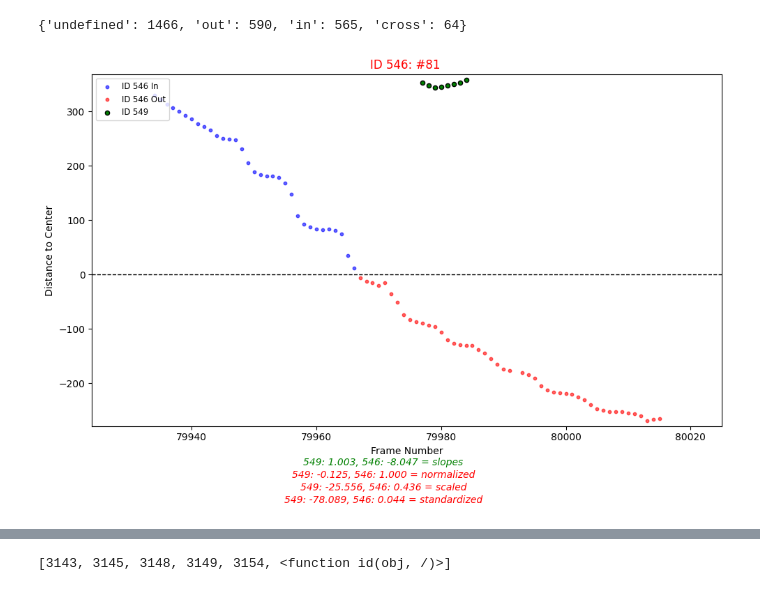
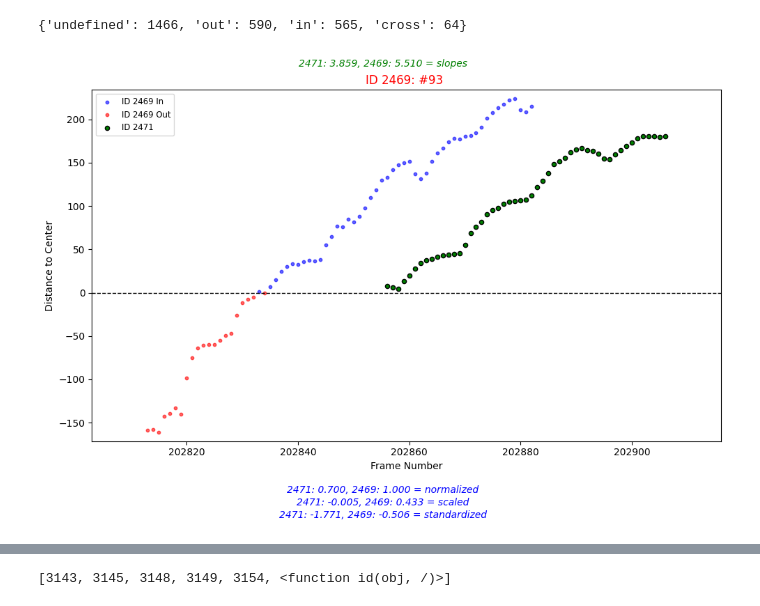
Before and after one commit to dunz21/yolov7-tracker, a Jupyter notebook: none_analysis.ipynb, the cells around one changed output, grey strips where cells are left out. Drawn from its saved outputs; the diff is of its cells as text; code cells hidden in the pictures.

```diff
--- a/none_analysis.ipynb
+++ b/none_analysis.ipynb
@@ -131,7 +131,7 @@ def create_plot(df, primary_id,unique_ids, intersecting_id_colors=['green', 'ora
     ax.set_ylabel('Distance to Center')
     ax.legend(loc='upper left', fontsize='small')
     slopes_text = ', '.join([f'{key}: {value:.3f}' for key, value in slopes.items()])
-    fig.text(0.5, 0.01, f"{slopes_text} = slopes", ha='center', va='center', fontsize=10, color='green', style='italic')  # Adjust the position and style as needed
+    fig.text(0.5, 1, f"{slopes_text} = slopes", ha='center', va='center', fontsize=10, color='green', style='italic')  # Adjust the position and style as needed
 
     normalized_slopes_text = ', '.join([f'{key}: {value:.3f}' for key, value in normalized_slopes.items()])
     fig.text(0.5, -0.02, f"{normalized_slopes_text} = normalized", ha='center', va='center', fontsize=10, color='blue', style='italic')  # Adjust the position and style as needed
@@ -143,23 +143,21 @@ def create_plot(df, primary_id,unique_ids, intersecting_id_colors=['green', 'ora
     fig.text(0.5, -0.08, f"{standardized_slopes_text} = standardized", ha='center', va='center', fontsize=10, color='blue', style='italic')  # Adjust the position and style as needed
 
 
-
-
     plt.tight_layout()
     plt.show()
 # %%
-primary_id = 546
+primary_id = 2469
 query = 'SELECT * FROM overlap_results'
 overlap_results = pd.read_sql(query, conn)
 
 overlap_results_only_id = overlap_results[overlap_results['id'] == primary_id]
 ids_overlap = list(overlap_results_only_id['id_overlap'])
 ids_overlap.append(primary_id)  # Append the integer version of id
 
 query = 'SELECT id, distance_to_center, frame_number FROM bbox_raw WHERE id IN ({})'.format(', '.join(['?']*len(ids_overlap)))
 bbox2 = pd.read_sql(query, conn, params=ids_overlap)
 
 
 plot_path = create_plot(bbox2,primary_id, ids_overlap)
 # %% [output]
-[figure, old version]
+[figure, new version]
```
Also changed, not shown: parts of 7 cells of this notebook.
